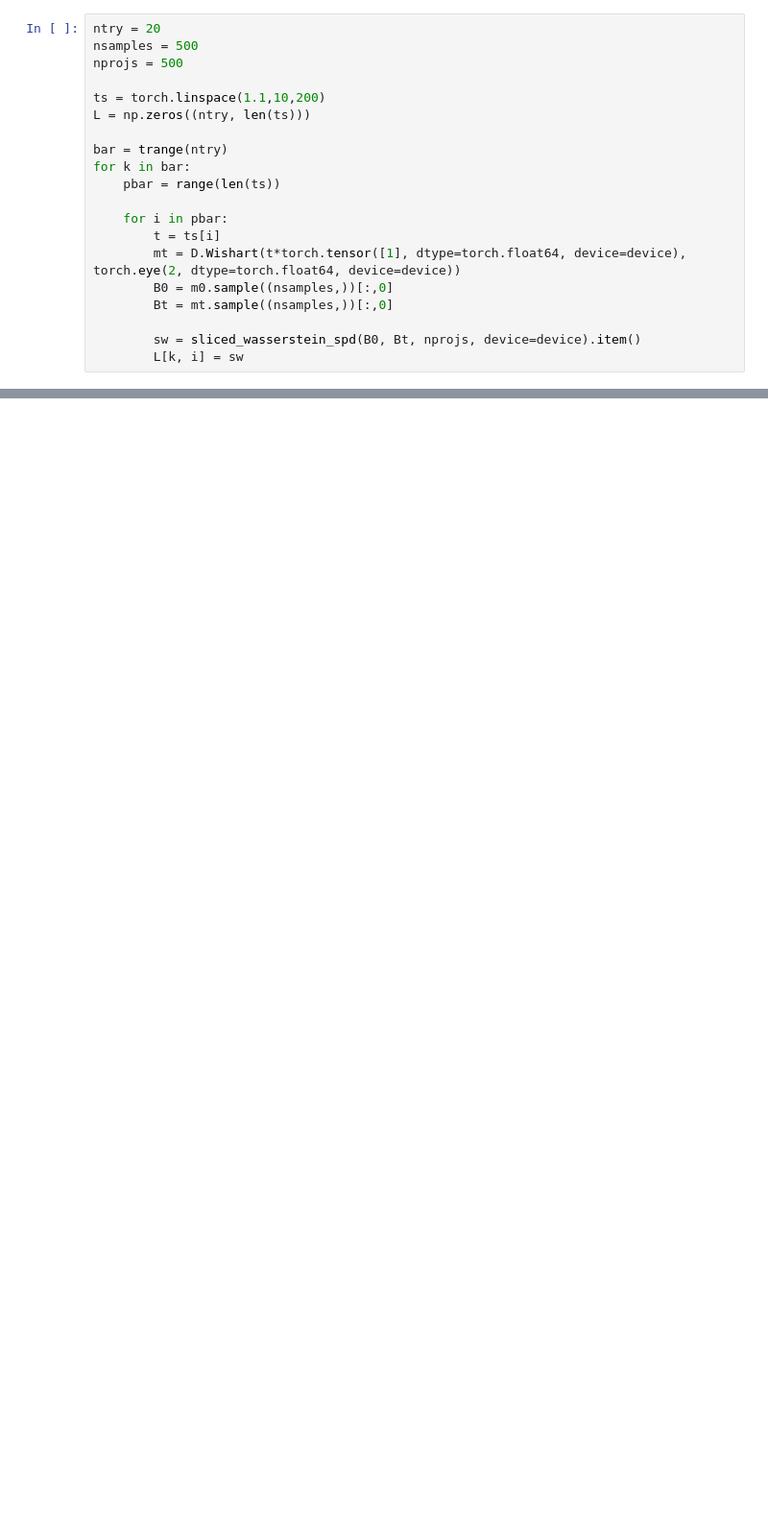
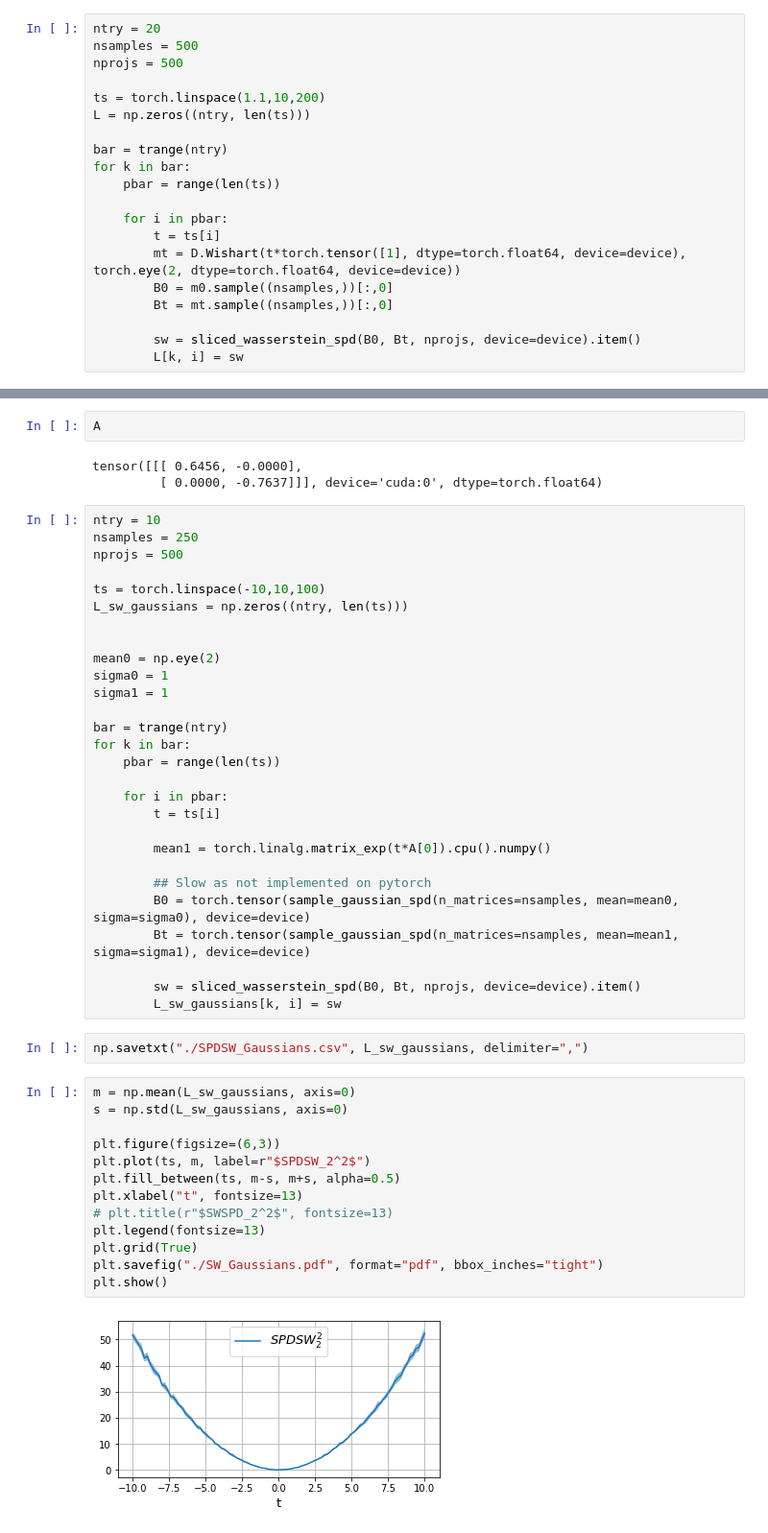
Before and after one commit to clbonet/SPDSW, a Jupyter notebook: SW_SPD.ipynb, the cells around one changed output, grey strips where cells are left out. Shown: that part at 96% size. Cells and saved outputs as stored; diff of their text form; blank space fills up the shorter version.

Commit message:
Add comparison between Gaussians + Gradient descent

```diff
--- a/SW_SPD.ipynb
+++ b/SW_SPD.ipynb
@@ -214,0 +258,50 @@ plt.show()
+# %%
+A
+# %% [output]
+tensor([[[ 0.6456, -0.0000],
+         [ 0.0000, -0.7637]]], device='cuda:0', dtype=torch.float64)
+# %%
+ntry = 10
+nsamples = 250
+nprojs = 500
+
+ts = torch.linspace(-10,10,100)
+L_sw_gaussians = np.zeros((ntry, len(ts)))
+
+
+mean0 = np.eye(2)
+sigma0 = 1
+sigma1 = 1
+
+bar = trange(ntry)
+for k in bar:
+    pbar = range(len(ts))
+
+    for i in pbar:
+        t = ts[i]
+
+        mean1 = torch.linalg.matrix_exp(t*A[0]).cpu().numpy()
+
+        ## Slow as not implemented on pytorch
+        B0 = torch.tensor(sample_gaussian_spd(n_matrices=nsamples, mean=mean0, sigma=sigma0), device=device)
+        Bt = torch.tensor(sample_gaussian_spd(n_matrices=nsamples, mean=mean1, sigma=sigma1), device=device)
+
+        sw = sliced_wasserstein_spd(B0, Bt, nprojs, device=device).item()
+        L_sw_gaussians[k, i] = sw
+# %%
+np.savetxt("./SPDSW_Gaussians.csv", L_sw_gaussians, delimiter=",")
+# %%
+m = np.mean(L_sw_gaussians, axis=0)
+s = np.std(L_sw_gaussians, axis=0)
+
+plt.figure(figsize=(6,3))
+plt.plot(ts, m, label=r"$SPDSW_2^2$")
+plt.fill_between(ts, m-s, m+s, alpha=0.5)
+plt.xlabel("t", fontsize=13)
+# plt.title(r"$SWSPD_2^2$", fontsize=13)
+plt.legend(fontsize=13)
+plt.grid(True)
+plt.savefig("./SW_Gaussians.pdf", format="pdf", bbox_inches="tight")
+plt.show()
+# %% [output]
+[figure, added]
```
Also changed, not shown: parts of 47 cells of this notebook.
